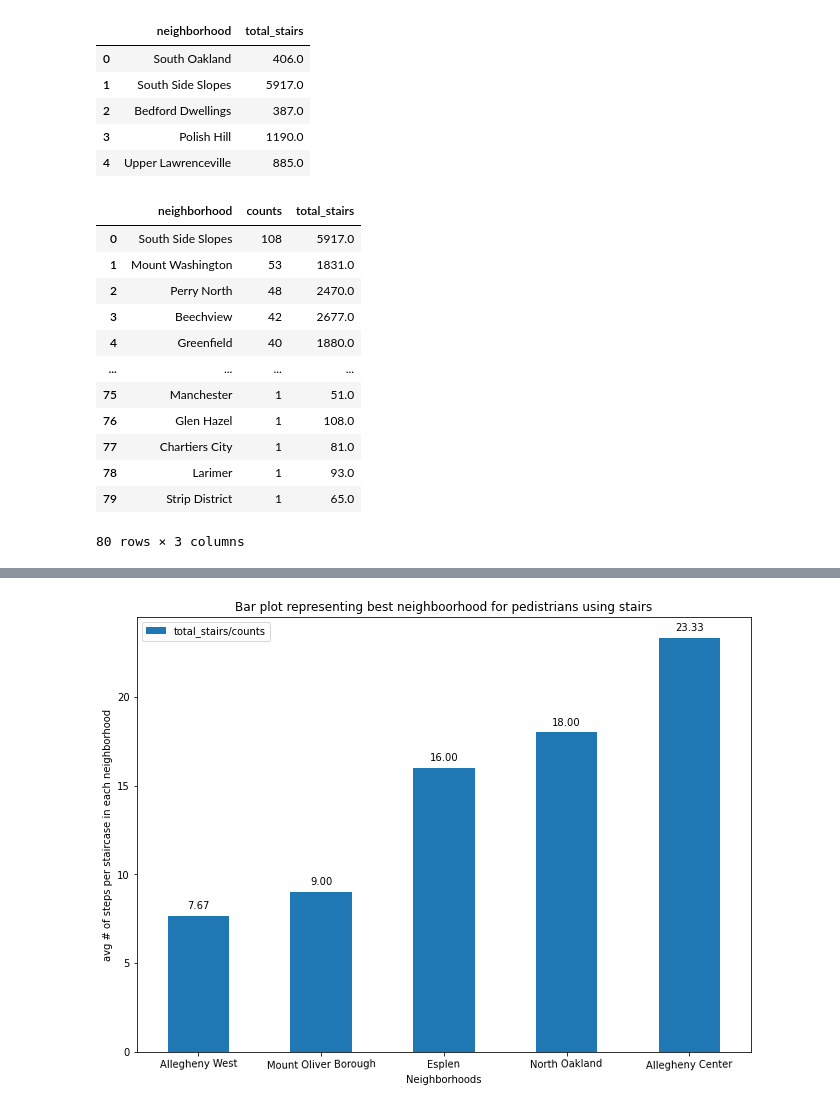
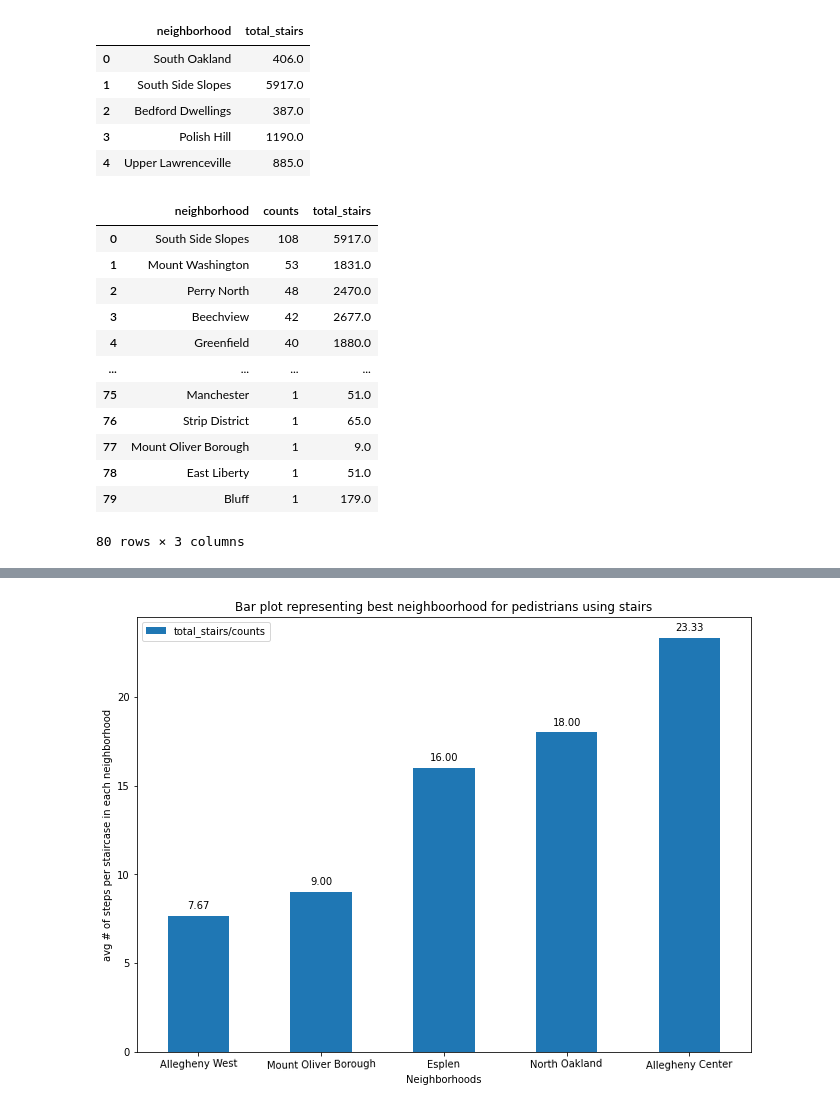
Before and after one commit to tahmad4/big-ideas-final-project-group-39, a Jupyter notebook: Final-Stairs-BCF22.ipynb, the cells around one changed output, grey strips where cells are left out. Cells and saved outputs as stored; diff of their text form; code cells hidden in the pictures.

```diff
--- a/Final-Stairs-BCF22.ipynb
+++ b/Final-Stairs-BCF22.ipynb
@@ -127,22 +127,21 @@ ssdf.head()
 | 4 | Upper Lawrenceville | 885.0 |
 # %%
 #merging the # of stairs and # of unique staircases in each neighborhood into one dataframe
-w
 stairdf = pd.merge(nsdf, ssdf, on=['neighborhood'])
 display(stairdf)
 # %% [output]
 |  | neighborhood | counts | total_stairs |
 | 0 | South Side Slopes | 108 | 5917.0 |
 | 1 | Mount Washington | 53 | 1831.0 |
 | 2 | Perry North | 48 | 2470.0 |
 | 3 | Beechview | 42 | 2677.0 |
 | 4 | Greenfield | 40 | 1880.0 |
 | ... | ... | ... | ... |
 | 75 | Manchester | 1 | 51.0 |
-| 76 | Glen Hazel | 1 | 108.0 |
-| 77 | Chartiers City | 1 | 81.0 |
-| 78 | Larimer | 1 | 93.0 |
-| 79 | Strip District | 1 | 65.0 |
+| 76 | Strip District | 1 | 65.0 |
+| 77 | Mount Oliver Borough | 1 | 9.0 |
+| 78 | East Liberty | 1 | 51.0 |
+| 79 | Bluff | 1 | 179.0 |
 80 rows × 3 columns
 # %%
 #adding a new column that counts total_stairs/(# of unique staircases) in each neighborhood
```
Also changed, not shown: parts of 6 cells of this notebook, 1 other file.
